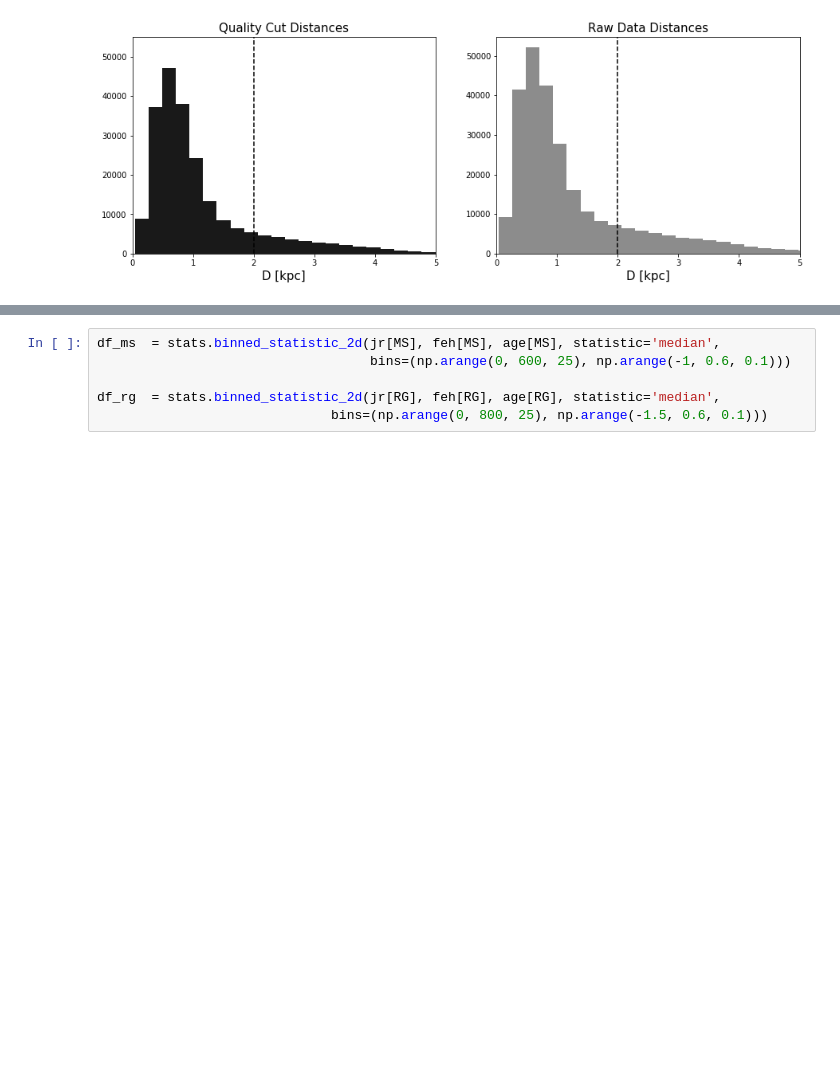
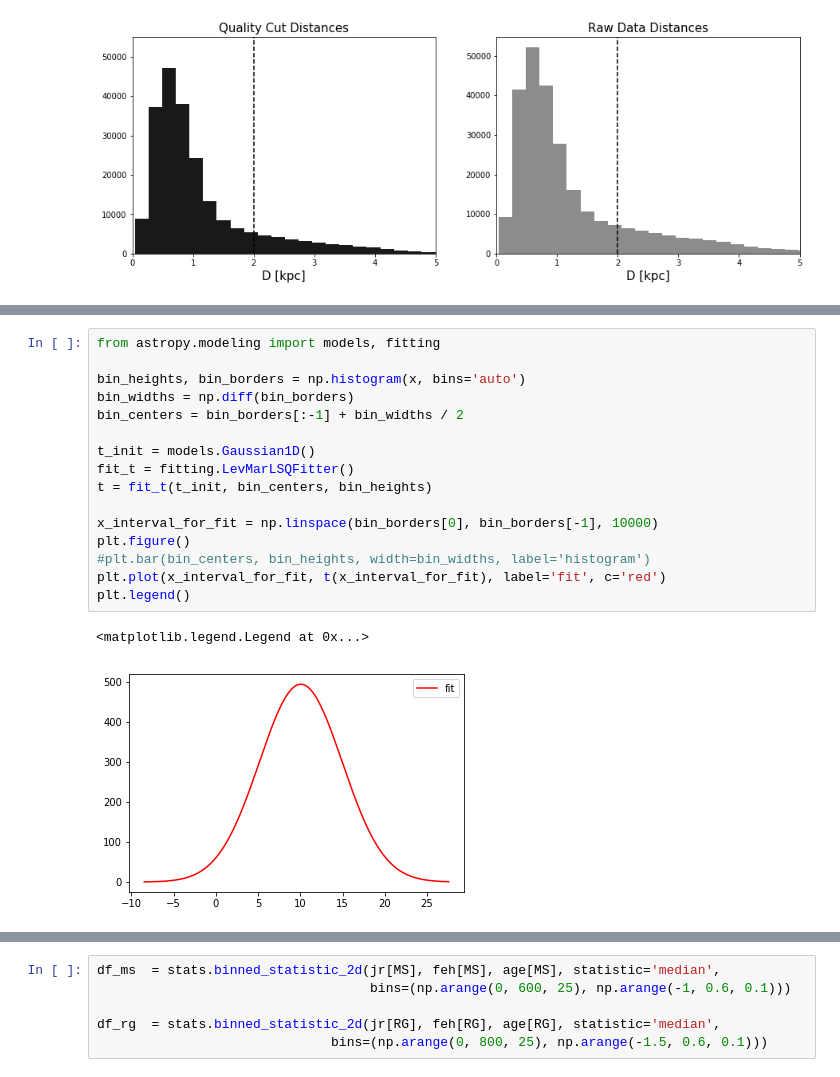
Before and after one commit to AndyTza/modern_astro, a Jupyter notebook: midterm_research/Data Processing.ipynb, the cells around one changed output, grey strips where cells are left out. Drawn from its saved outputs; the diff is of its cells as text; blank space fills up the shorter version.

```diff
--- a/midterm_research/Data Processing.ipynb
+++ b/midterm_research/Data Processing.ipynb
@@ -145,3 +173,22 @@ plt.savefig('f3.pdf', type='pdf',bbox_inches='tight')
+# %%
+from astropy.modeling import models, fitting
+
+bin_heights, bin_borders = np.histogram(x, bins='auto')
+bin_widths = np.diff(bin_borders)
+bin_centers = bin_borders[:-1] + bin_widths / 2
+
+t_init = models.Gaussian1D()
+fit_t = fitting.LevMarLSQFitter()
+t = fit_t(t_init, bin_centers, bin_heights)
+
+x_interval_for_fit = np.linspace(bin_borders[0], bin_borders[-1], 10000)
+plt.figure()
+#plt.bar(bin_centers, bin_heights, width=bin_widths, label='histogram')
+plt.plot(x_interval_for_fit, t(x_interval_for_fit), label='fit', c='red')
+plt.legend()
+# %% [output]
+<matplotlib.legend.Legend at 0x...>
+[figure, added]
 # %%
 %config InlineBackend.figure_format = 'png'
 
```
Also changed, not shown: parts of 10 cells of this notebook, 22 other files.
